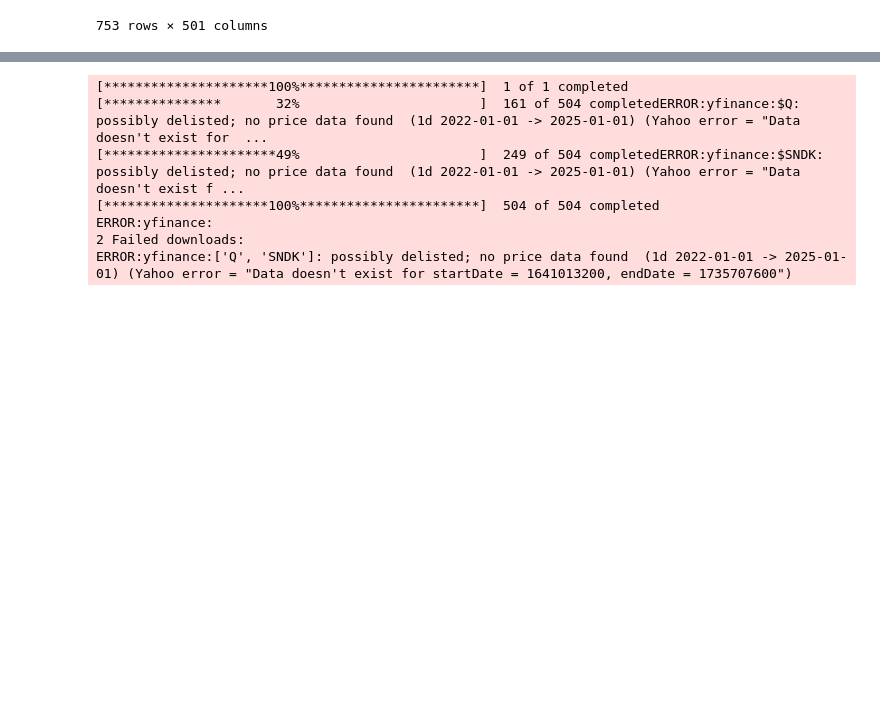
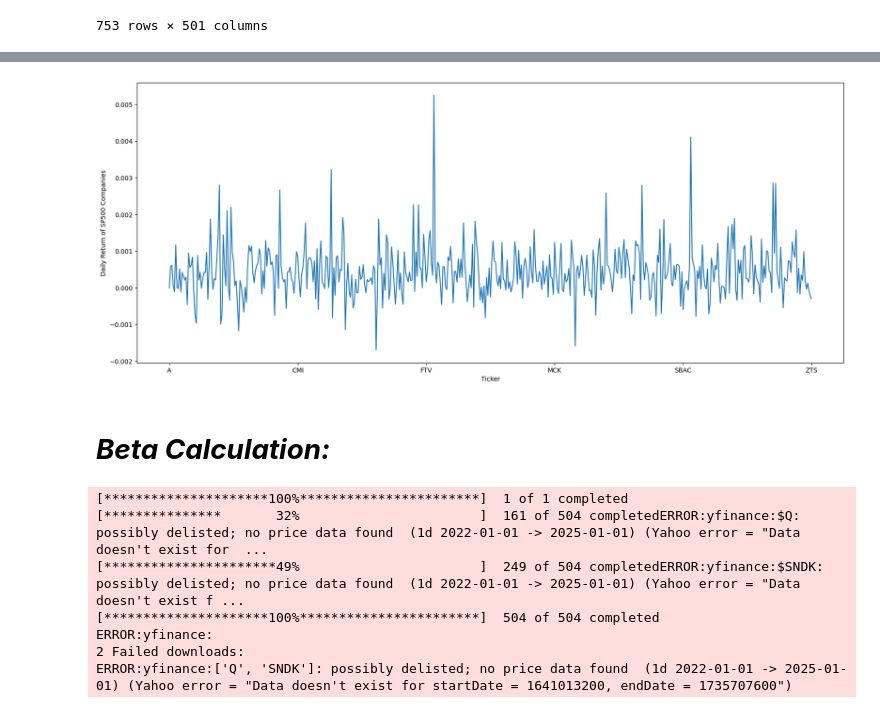
Before and after one commit to abdullaawad/Data-Warehousing-Coursework, a Jupyter notebook: DWCoursework.ipynb, the cells around one changed output, grey strips where cells are left out. Cells and saved outputs as stored; diff of their text form; code cells hidden in the pictures; blank space fills up the shorter version.

```diff
--- a/DWCoursework.ipynb
+++ b/DWCoursework.ipynb
@@ -231,3 +250,15 @@ daily_returns
+# %%
+dr_mean = daily_returns.mean()
+# %%
+from matplotlib import pyplot as plt
+plt.figure(figsize=(20,8))
+dr_mean.plot()
+plt.ylabel("Daily Return of SP500 Companies")
+plt.show()
+# %% [output]
+[figure, added]
+# %% [markdown]
+# ***Beta Calculation:***
 # %%
 #beta =(correlation of stock's returns and index's returns) * (stock's standard dev of returns/index's sd of returns)
 #download index data
```
Also changed, not shown: parts of 8 cells of this notebook.
